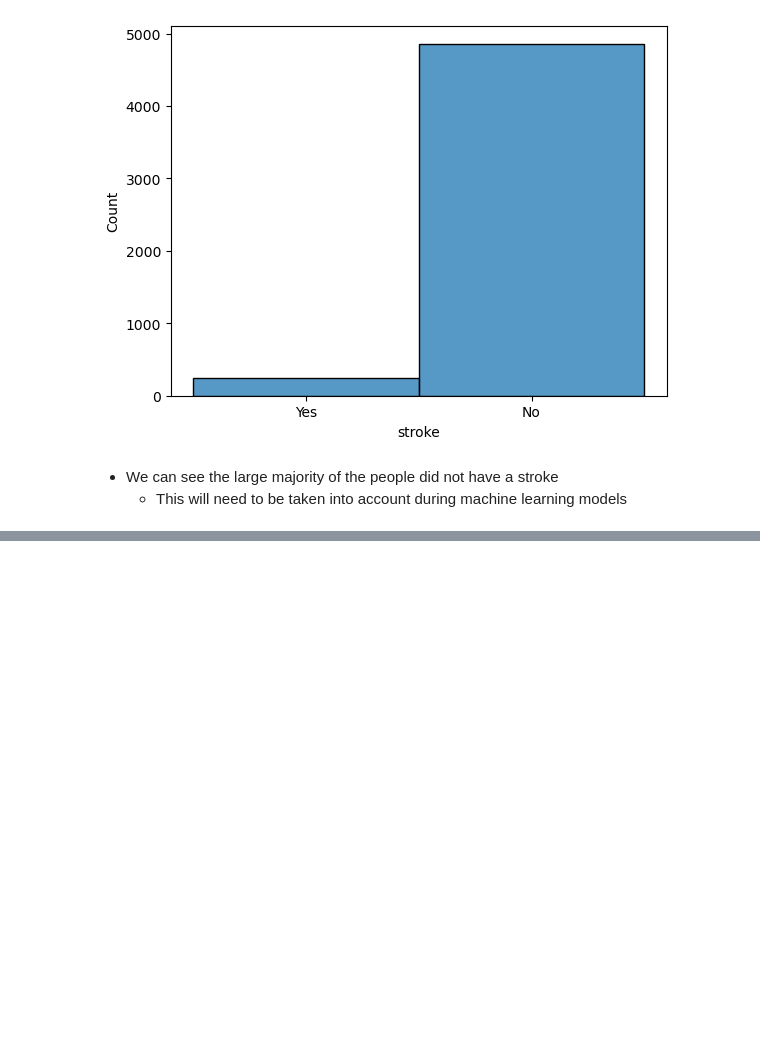
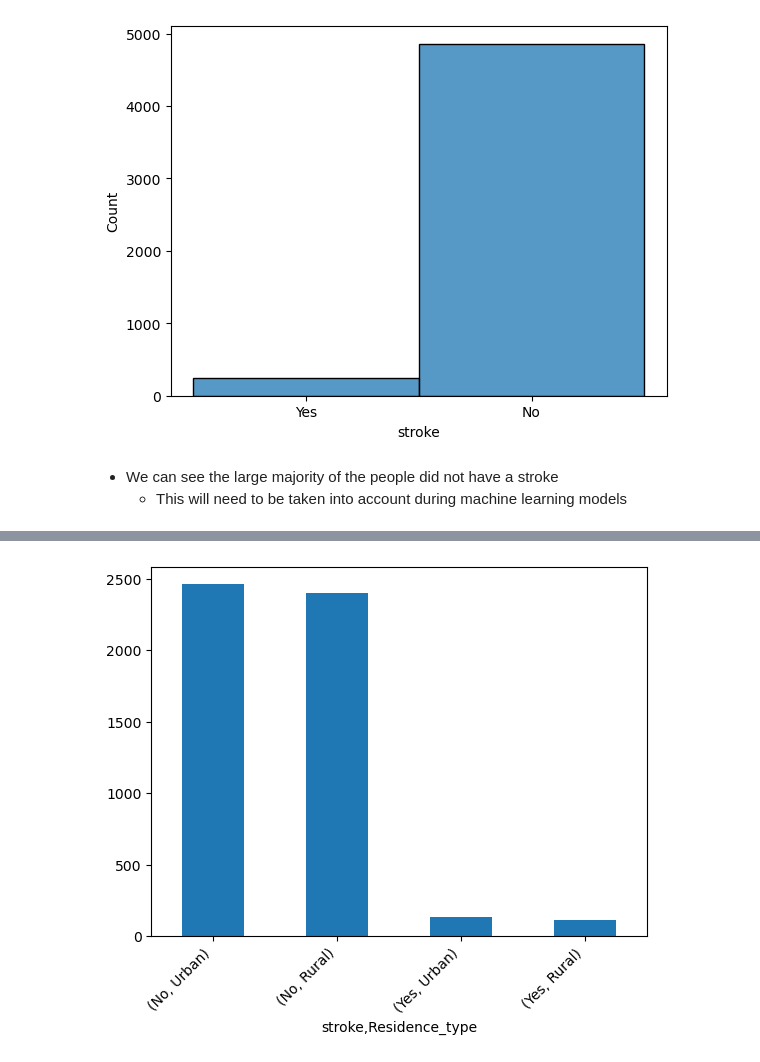
Before and after one commit to Zach-Hanson3/At-Risk-Stroke-Prediction, a Jupyter notebook: Stroke_Prediction.ipynb, the cells around one changed output, grey strips where cells are left out. Saved outputs shown, nothing was run; the diff lists cells and outputs as text; code cells hidden in the pictures; blank space fills up the shorter version.

```diff
--- a/Stroke_Prediction.ipynb
+++ b/Stroke_Prediction.ipynb
@@ -305,0 +365,5 @@ sns.histplot(data=ea_df, x='stroke');
+# %%
+ea_df.groupby('stroke')['Residence_type'].value_counts().plot(kind='bar');
+plt.xticks(rotation=45, ha='right');
+# %% [output]
+[figure, added]
```
Also changed, not shown: parts of 18 cells of this notebook.
